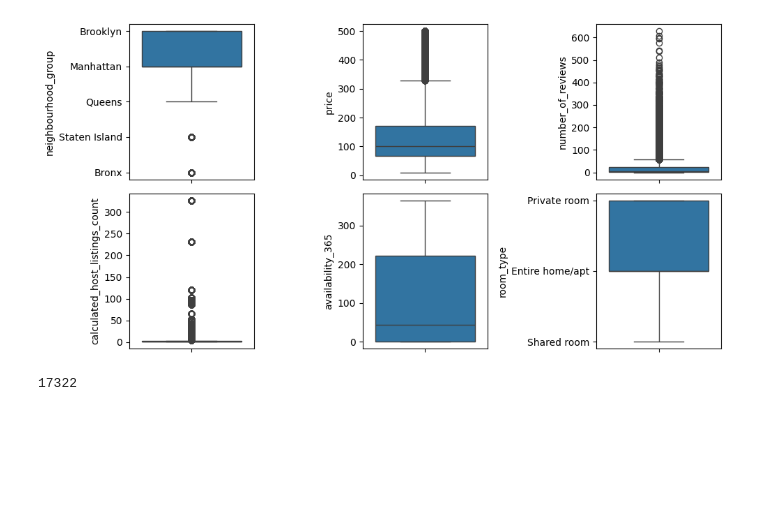
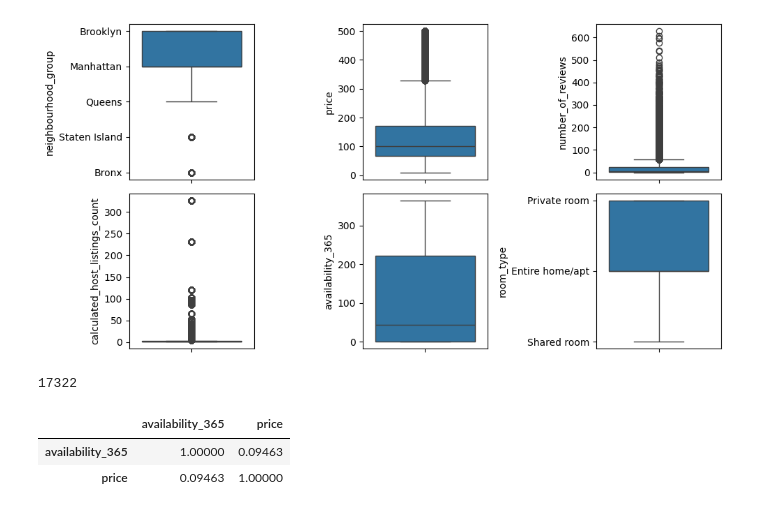
Before and after one commit to patriciamv97/machine-learning-python-template, a Jupyter notebook: src/eda.ipynb, the cells around one changed output. Cells and saved outputs as stored; diff of their text form; code cells hidden in the pictures; blank space fills up the shorter version.

```diff
--- a/src/eda.ipynb
+++ b/src/eda.ipynb
@@ -402,4 +400,10 @@ data[data['availability_365'] == 0]
 print((data['availability_365'] == 0).sum())
 # %% [output]
 17322
+# %%
+data[['availability_365', 'price']].corr()
+# %% [output]
+|  | availability_365 | price |
+| availability_365 | 1.00000 | 0.09463 |
+| price | 0.09463 | 1.00000 |
 # %% [markdown]
```
Also changed, not shown: parts of 13 cells of this notebook.
